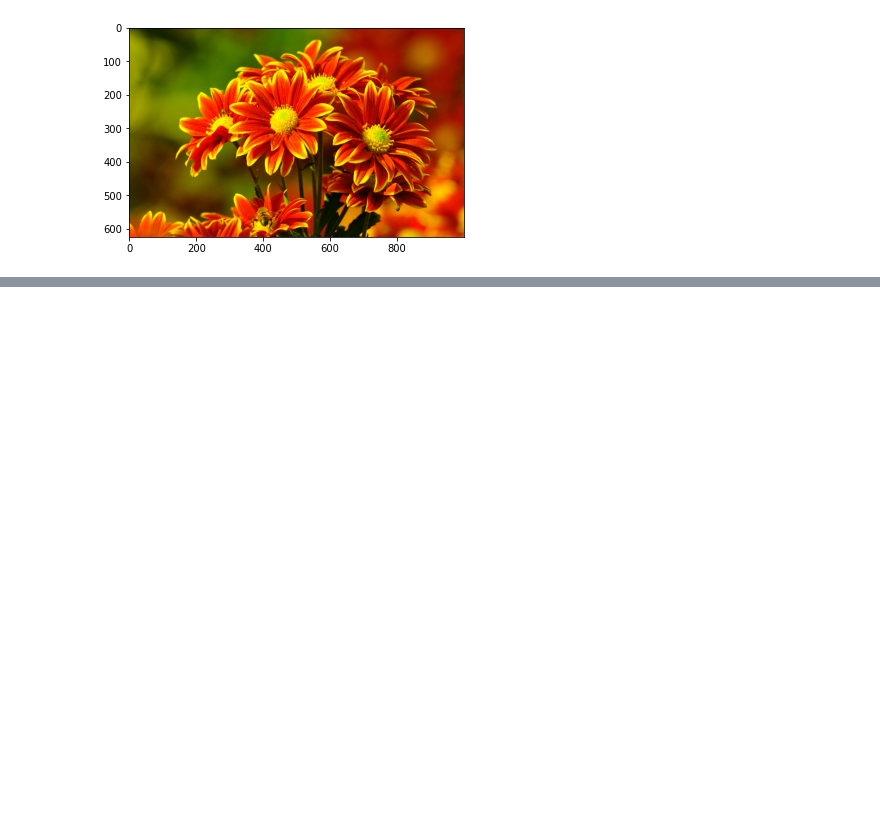
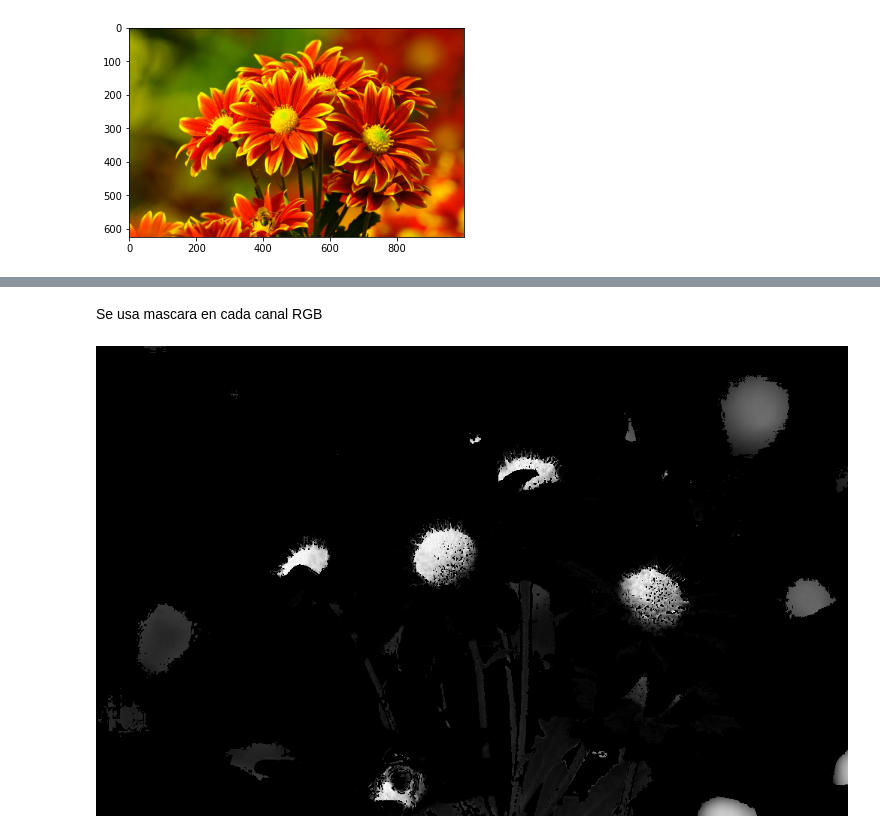
Before and after one commit to JhovanyArias/VisionArtificial, a Jupyter notebook: Taller1.ipynb, the cells around one changed output, grey strips where cells are left out. Cells and saved outputs as stored; diff of their text form; code cells hidden in the pictures; blank space fills up the shorter version.

```diff
--- a/Taller1.ipynb
+++ b/Taller1.ipynb
@@ -184,0 +188,22 @@ plt.imshow(prueba)
+# %% [markdown]
+Se usa mascara en cada canal RGB
+# %%
+imgFilter = np.zeros((B.shape[0],B.shape[1]))
+for i in range(B.shape[0]):
+  for j in range(B.shape[1]):
+    if B[i,j] < 25:
+      imgFilter[i,j] = 1
+    else:
+      imgFilter[i,j] = 0
+
+NewB = np.zeros((B.shape[0],B.shape[1]))
+NewG = np.zeros((B.shape[0],B.shape[1]))
+NewR = np.zeros((B.shape[0],B.shape[1]))
+for i in range(B.shape[0]):
+  for j in range(B.shape[1]):
+    NewB[i,j] = imgFilter[i,j] * B[i,j]
+    NewG[i,j] = imgFilter[i,j] * G[i,j]
+    NewR[i,j] = imgFilter[i,j] * R[i,j]
+cv2_imshow(NewG)
+# %% [output]
+[figure, added]
```
Also changed, not shown: parts of 15 cells of this notebook.
